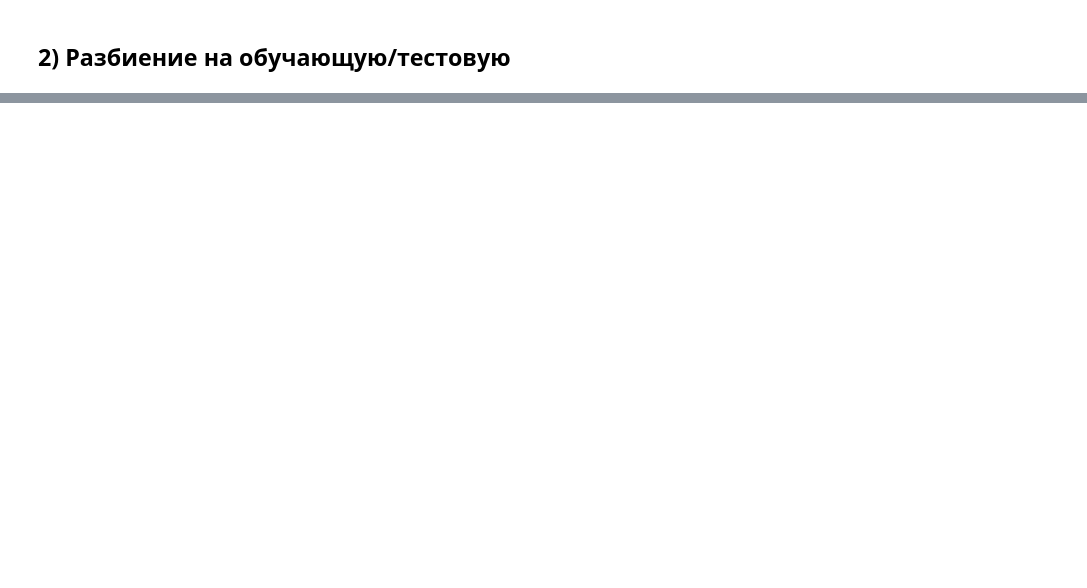
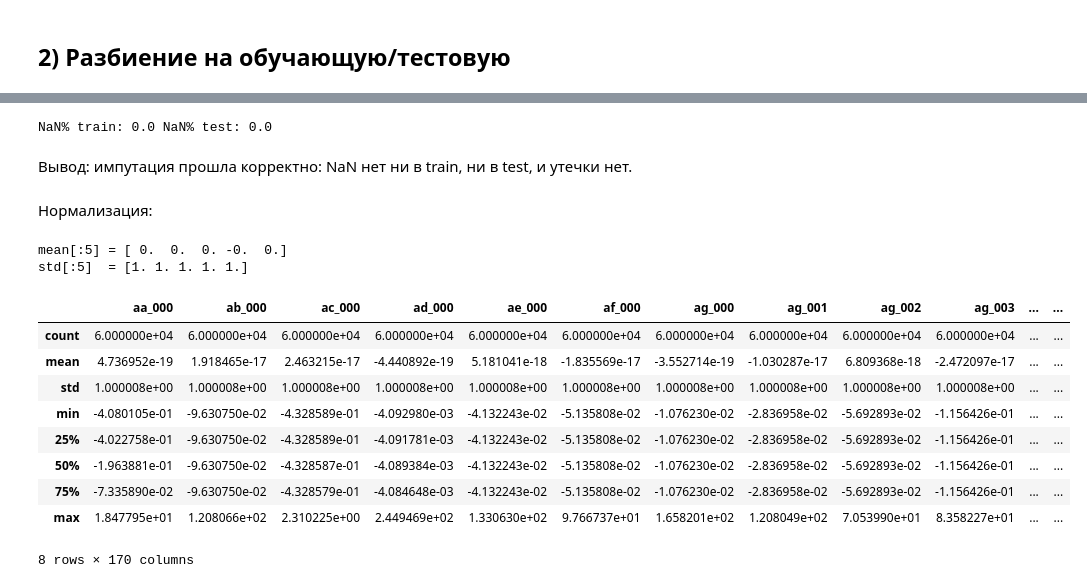
Before and after one commit to NikitaKoshkin/MachineLearningCourse, a Jupyter notebook: APS_Scania_Дз3.ipynb, the cells around one changed output, grey strips where cells are left out. Drawn from its saved outputs; the diff is of its cells as text; code cells hidden in the pictures; blank space fills up the shorter version.

```diff
--- a/APS_Scania_Дз3.ipynb
+++ b/APS_Scania_Дз3.ipynb
@@ -246,0 +299,48 @@ for name, acc, bacc, auc in results:
+# %%
+y_train = df_train['class'].map({'neg':0,'pos':1}).astype('int8')
+y_test  = df_test['class'].map({'neg':0,'pos':1}).astype('int8')
+X_train = df_train.drop(columns=['class']).copy()
+X_test  = df_test.drop(columns=['class']).copy()
+
+medians = X_train.median(numeric_only=True)
+X_train = X_train.fillna(medians)
+X_test  = X_test.fillna(medians)
+
+print("NaN% train:", X_train.isna().to_numpy().mean()*100,
+      "NaN% test:",  X_test.isna().to_numpy().mean()*100)
+# %% [output]
+NaN% train: 0.0 NaN% test: 0.0
+# %% [markdown]
+Вывод: импутация прошла корректно: NaN нет ни в train, ни в test, и утечки нет.
+# %% [markdown]
+Нормализация:
+# %%
+from sklearn.preprocessing import StandardScaler
+
+scaler = StandardScaler()
+X_train_scaled = pd.DataFrame(
+    scaler.fit_transform(X_train), columns=X_train.columns, index=X_train.index
+)
+X_test_scaled = pd.DataFrame(
+    scaler.transform(X_test), columns=X_test.columns, index=X_test.index
+)
+
+# Быстрая проверка:
+print("mean[:5] =", np.mean(X_train_scaled.values, axis=0)[:5].round(3))
+print("std[:5]  =", np.std(X_train_scaled.values, axis=0, ddof=0)[:5].round(3))
+# %% [output]
+mean[:5] = [ 0.  0.  0. -0.  0.]
+std[:5]  = [1. 1. 1. 1. 1.]
+# %%
+X_train_scaled.describe()
+# %% [output]
+|  | aa_000 | ab_000 | ac_000 | ad_000 | ae_000 | af_000 | ag_000 | ag_001 | ag_002 | ag_003 | ... | ... |
+| count | 6.000000e+04 | 6.000000e+04 | 6.000000e+04 | 6.000000e+04 | 6.000000e+04 | 6.000000e+04 | 6.000000e+04 | 6.000000e+04 | 6.000000e+04 | 6.000000e+04 | ... | ... |
+| mean | 4.736952e-19 | 1.918465e-17 | 2.463215e-17 | -4.440892e-19 | 5.181041e-18 | -1.835569e-17 | -3.552714e-19 | -1.030287e-17 | 6.809368e-18 | -2.472097e-17 | ... | ... |
+| std | 1.000008e+00 | 1.000008e+00 | 1.000008e+00 | 1.000008e+00 | 1.000008e+00 | 1.000008e+00 | 1.000008e+00 | 1.000008e+00 | 1.000008e+00 | 1.000008e+00 | ... | ... |
+| min | -4.080105e-01 | -9.630750e-02 | -4.328589e-01 | -4.092980e-03 | -4.132243e-02 | -5.135808e-02 | -1.076230e-02 | -2.836958e-02 | -5.692893e-02 | -1.156426e-01 | ... | ... |
+| 25% | -4.022758e-01 | -9.630750e-02 | -4.328589e-01 | -4.091781e-03 | -4.132243e-02 | -5.135808e-02 | -1.076230e-02 | -2.836958e-02 | -5.692893e-02 | -1.156426e-01 | ... | ... |
+| 50% | -1.963881e-01 | -9.630750e-02 | -4.328587e-01 | -4.089384e-03 | -4.132243e-02 | -5.135808e-02 | -1.076230e-02 | -2.836958e-02 | -5.692893e-02 | -1.156426e-01 | ... | ... |
+| 75% | -7.335890e-02 | -9.630750e-02 | -4.328579e-01 | -4.084648e-03 | -4.132243e-02 | -5.135808e-02 | -1.076230e-02 | -2.836958e-02 | -5.692893e-02 | -1.156426e-01 | ... | ... |
+| max | 1.847795e+01 | 1.208066e+02 | 2.310225e+00 | 2.449469e+02 | 1.330630e+02 | 9.766737e+01 | 1.658201e+02 | 1.208049e+02 | 7.053990e+01 | 8.358227e+01 | ... | ... |
+8 rows × 170 columns
```
Also changed, not shown: parts of 57 cells of this notebook.
